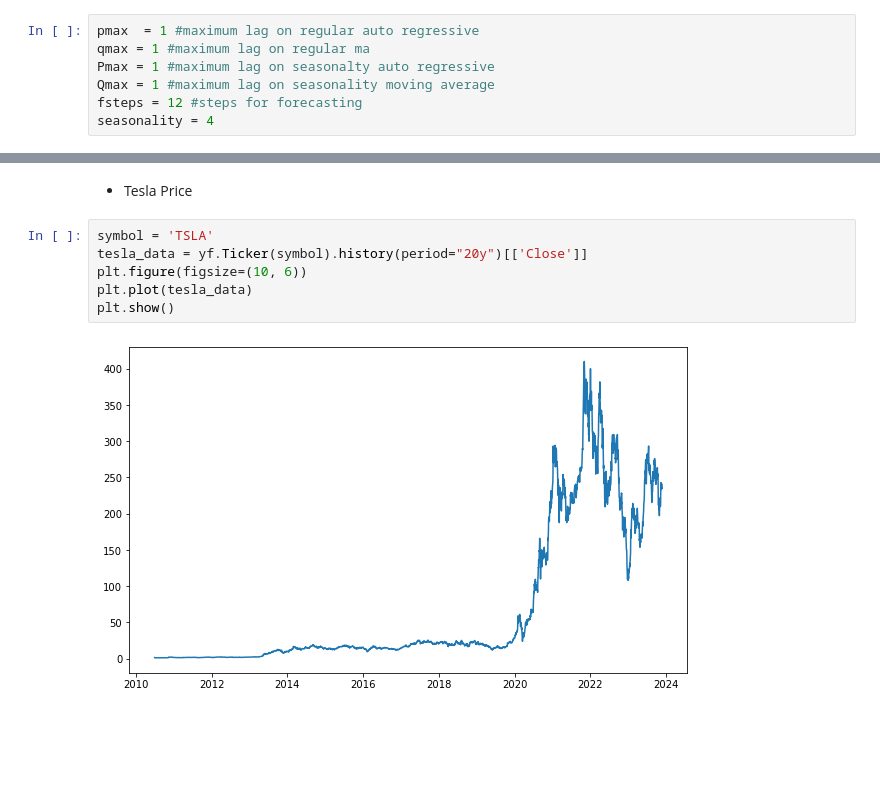
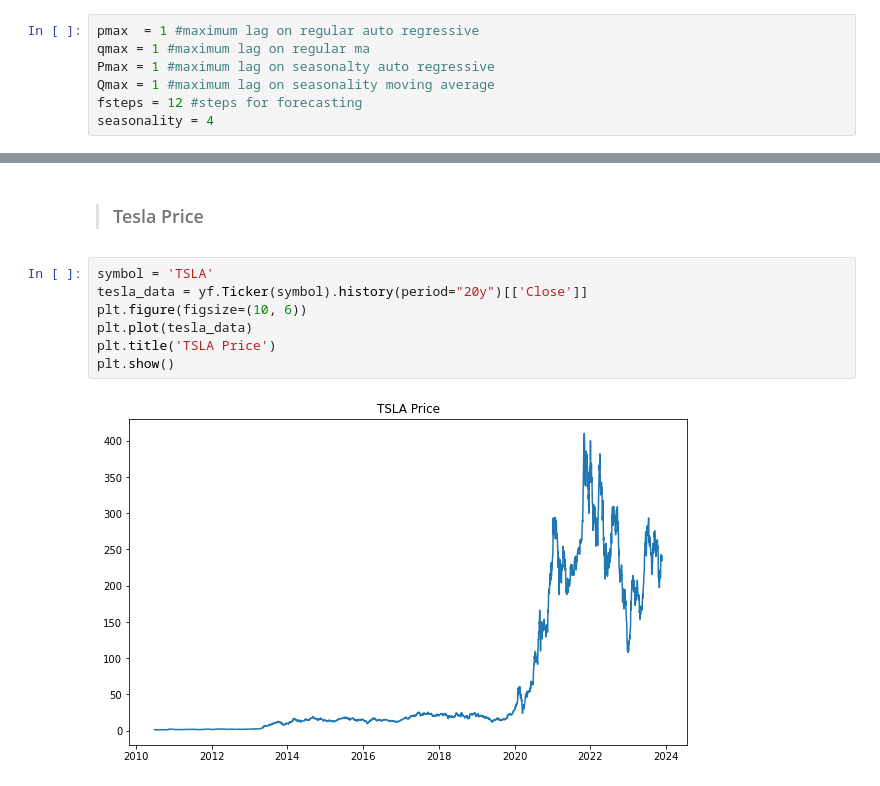
Before and after one commit to HoseinAhmadi97/Analysis_of_Financial_Time_Series, a Jupyter notebook: 4.Sarima.ipynb, the cells around one changed output, grey strips where cells are left out. Saved outputs shown, nothing was run; the diff lists cells and outputs as text; blank space fills up the shorter version.

```diff
--- a/4.Sarima.ipynb
+++ b/4.Sarima.ipynb
@@ -217,13 +217,14 @@ model.plot_forecast()
 # %% [markdown]
-- Tesla Price
+> ### Tesla Price
 # %%
 symbol = 'TSLA'
 tesla_data = yf.Ticker(symbol).history(period="20y")[['Close']]
 plt.figure(figsize=(10, 6))
 plt.plot(tesla_data)
+plt.title('TSLA Price')
 plt.show()
 # %% [output]
-[figure, old version]
+[figure, new version]
 # %%
 pmax  = 1 #maximum lag on regular auto regressive
 qmax = 1 #maximum lag on regular ma
```
Also changed, not shown: parts of 18 cells of this notebook.
